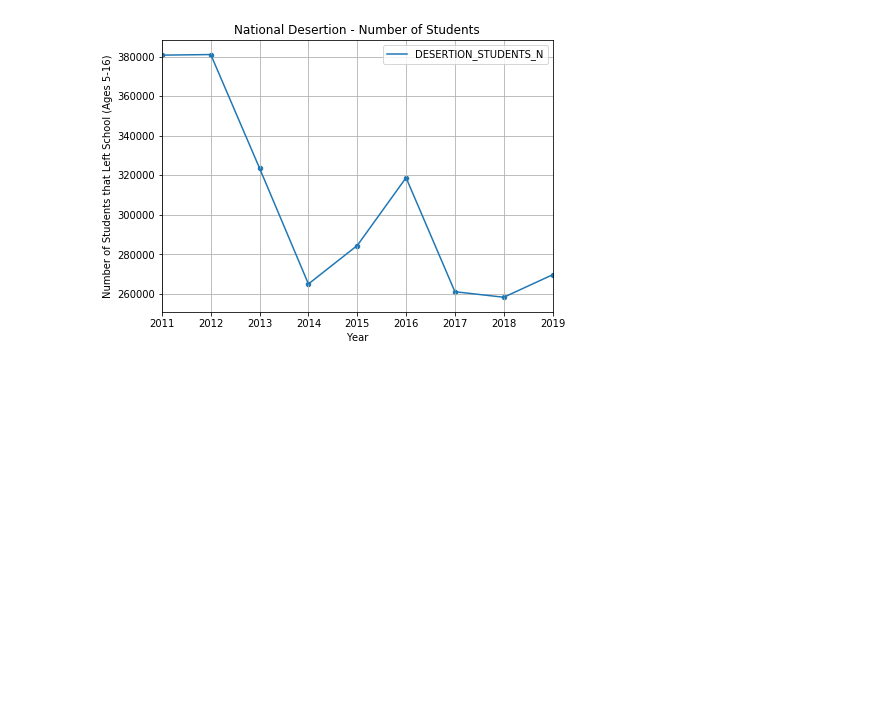
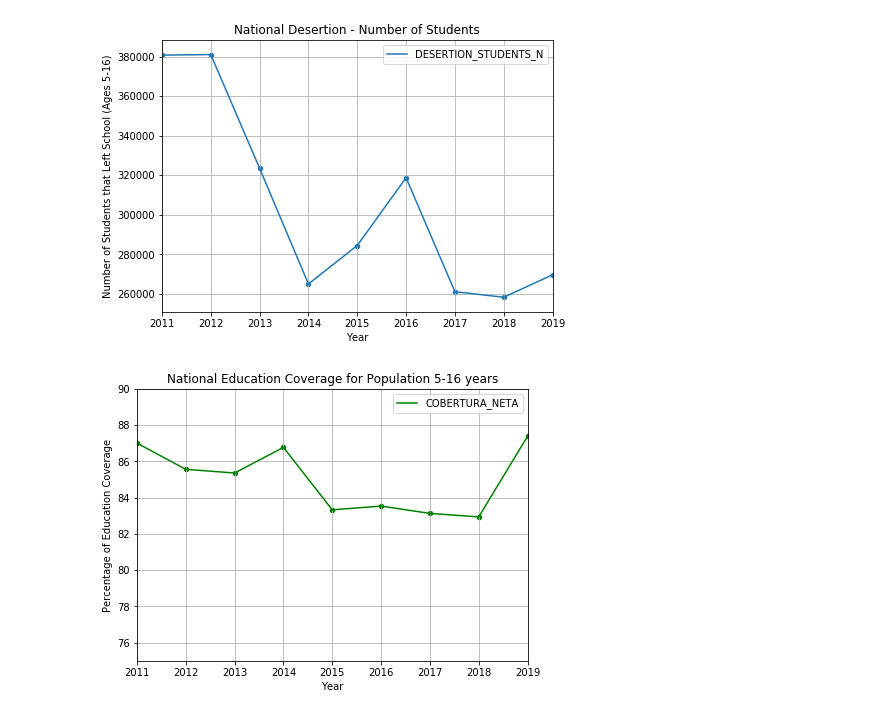
Before and after one commit to alejandracascru/dS4A_team67, a Jupyter notebook: notebooks/MEN-DESERCION-MUNICIPIO.ipynb, the cells around one changed output. Saved outputs shown, nothing was run; the diff lists cells and outputs as text; code cells hidden in the pictures; blank space fills up the shorter version.

```diff
--- a/notebooks/MEN-DESERCION-MUNICIPIO.ipynb
+++ b/notebooks/MEN-DESERCION-MUNICIPIO.ipynb
@@ -164,3 +200,20 @@ plt.grid(which='major')
 plt.show()
 # %% [output]
 [figure]
+# %%
+df_cob_year_national_g = df.groupby(['AÑO'])['COBERTURA_NETA'].mean()
+df_cob_year_national = pd.DataFrame(df_cob_year_national_g).reset_index()
+# %%
+plt.figure(figsize=(7, 5))
+ax = plt.gca()
+df_cob_year_national.plot(x='AÑO', y='COBERTURA_NETA', ax=ax, color='green')
+df_cob_year_national.plot.scatter(x='AÑO', y='COBERTURA_NETA', ax=ax, color='green')
+plt.title("National Education Coverage for Population 5-16 years")
+plt.xlabel("Year")
+plt.ylabel("Percentage of Education Coverage")
+plt.grid(which='minor')
+plt.grid(which='major')
+ax.set_ylim([75,90])
+plt.show()
+# %% [output]
+[figure, added]
```
Also changed, not shown: parts of 8 cells of this notebook, 1 other file.
